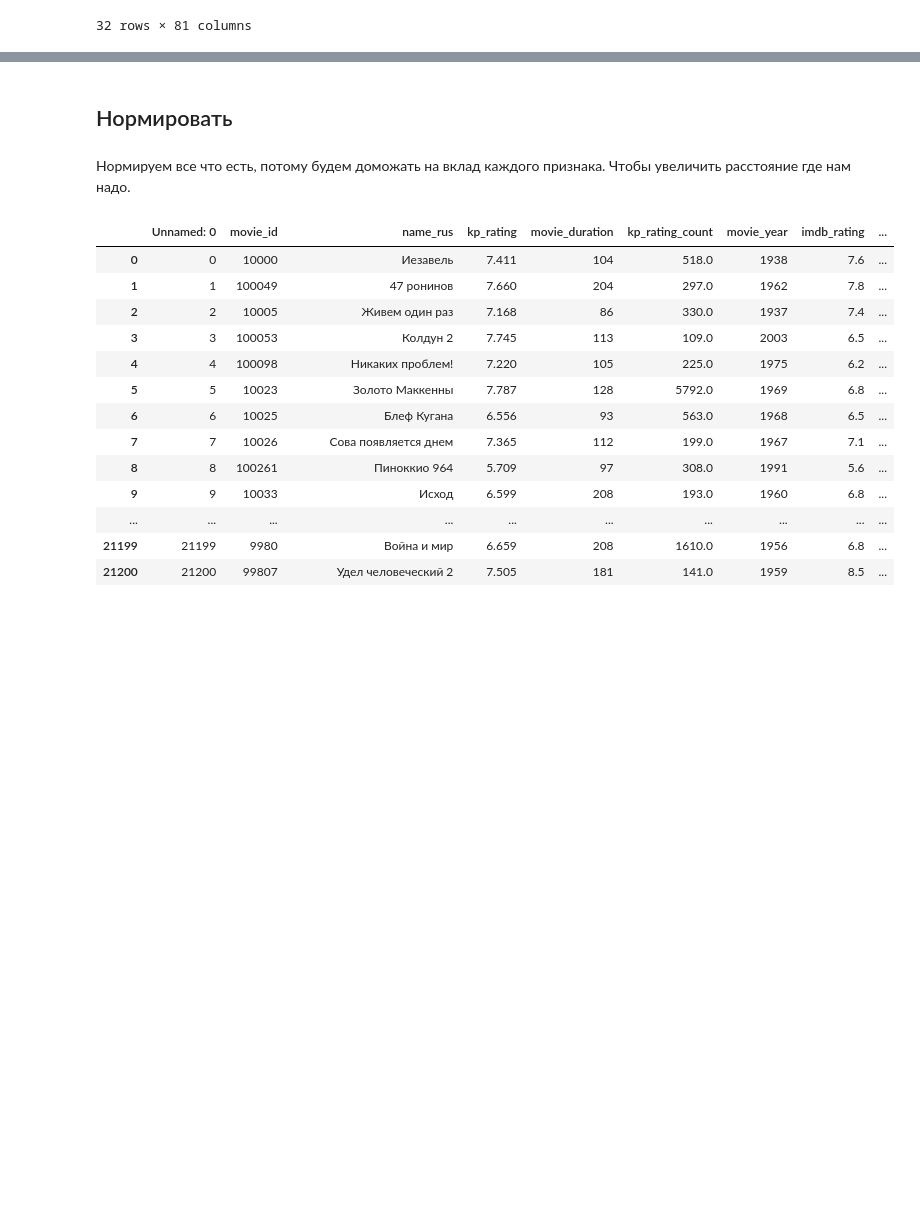
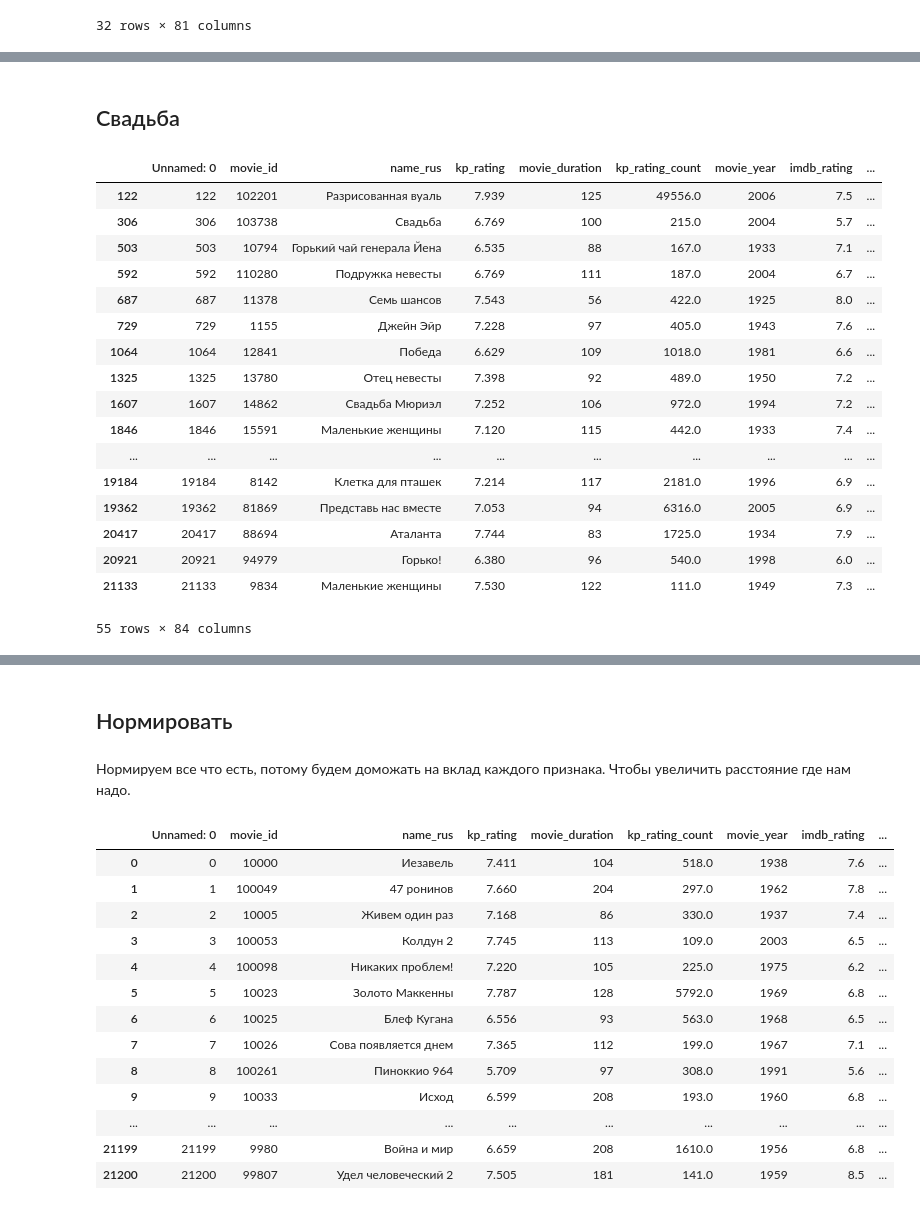
Before and after one commit to kandrewkov/Movie-Recommendations, a Jupyter notebook: preproc_data.ipynb, the cells around one changed output, grey strips where cells are left out. Cells and saved outputs as stored; diff of their text form; code cells hidden in the pictures; blank space fills up the shorter version.

```diff
--- a/preproc_data.ipynb
+++ b/preproc_data.ipynb
@@ -756,0 +835,39 @@ Batman: The Movie
+# %% [markdown]
+## Свадьба
+# %%
+movies['Свадьба'] = np.zeros(len(movies))
+
+with open("data/Свадьба.txt") as films:
+    set_of_collections = set([])
+    for film in films.readlines():
+        film = film.rstrip()
+        if len(film) == 1:
+            continue
+        film = film.rstrip()
+        if '(фильм' in film:
+            film = film[:film.find('(фильм')-1]
+        set_of_collections.add(film)
+
+for ind, name in enumerate(movies['name_rus']):
+    if name in set_of_collections:
+        movies.loc[ind, 'Свадьба'] = 1
+movies[movies['Свадьба'] == 1]
+# %% [output]
+|  | Unnamed: 0 | movie_id | name_rus | kp_rating | movie_duration | kp_rating_count | movie_year | imdb_rating | ... |
+| 122 | 122 | 102201 | Разрисованная вуаль | 7.939 | 125 | 49556.0 | 2006 | 7.5 | ... |
+| 306 | 306 | 103738 | Свадьба | 6.769 | 100 | 215.0 | 2004 | 5.7 | ... |
+| 503 | 503 | 10794 | Горький чай генерала Йена | 6.535 | 88 | 167.0 | 1933 | 7.1 | ... |
+| 592 | 592 | 110280 | Подружка невесты | 6.769 | 111 | 187.0 | 2004 | 6.7 | ... |
+| 687 | 687 | 11378 | Семь шансов | 7.543 | 56 | 422.0 | 1925 | 8.0 | ... |
+| 729 | 729 | 1155 | Джейн Эйр | 7.228 | 97 | 405.0 | 1943 | 7.6 | ... |
+| 1064 | 1064 | 12841 | Победа | 6.629 | 109 | 1018.0 | 1981 | 6.6 | ... |
+| 1325 | 1325 | 13780 | Отец невесты | 7.398 | 92 | 489.0 | 1950 | 7.2 | ... |
+| 1607 | 1607 | 14862 | Свадьба Мюриэл | 7.252 | 106 | 972.0 | 1994 | 7.2 | ... |
+| 1846 | 1846 | 15591 | Маленькие женщины | 7.120 | 115 | 442.0 | 1933 | 7.4 | ... |
+| ... | ... | ... | ... | ... | ... | ... | ... | ... | ... |
+| 19184 | 19184 | 8142 | Клетка для пташек | 7.214 | 117 | 2181.0 | 1996 | 6.9 | ... |
+| 19362 | 19362 | 81869 | Представь нас вместе | 7.053 | 94 | 6316.0 | 2005 | 6.9 | ... |
+| 20417 | 20417 | 88694 | Аталанта | 7.744 | 83 | 1725.0 | 1934 | 7.9 | ... |
+| 20921 | 20921 | 94979 | Горько! | 6.380 | 96 | 540.0 | 1998 | 6.0 | ... |
+| 21133 | 21133 | 9834 | Маленькие женщины | 7.530 | 122 | 111.0 | 1949 | 7.3 | ... |
+55 rows × 84 columns
```
Also changed, not shown: parts of 23 cells of this notebook, 1 other file.
